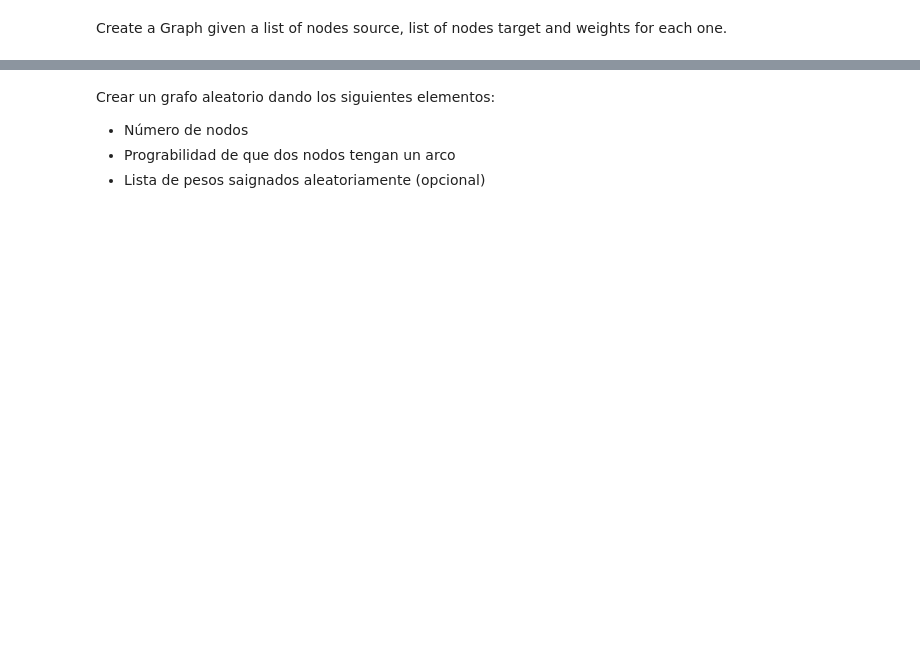
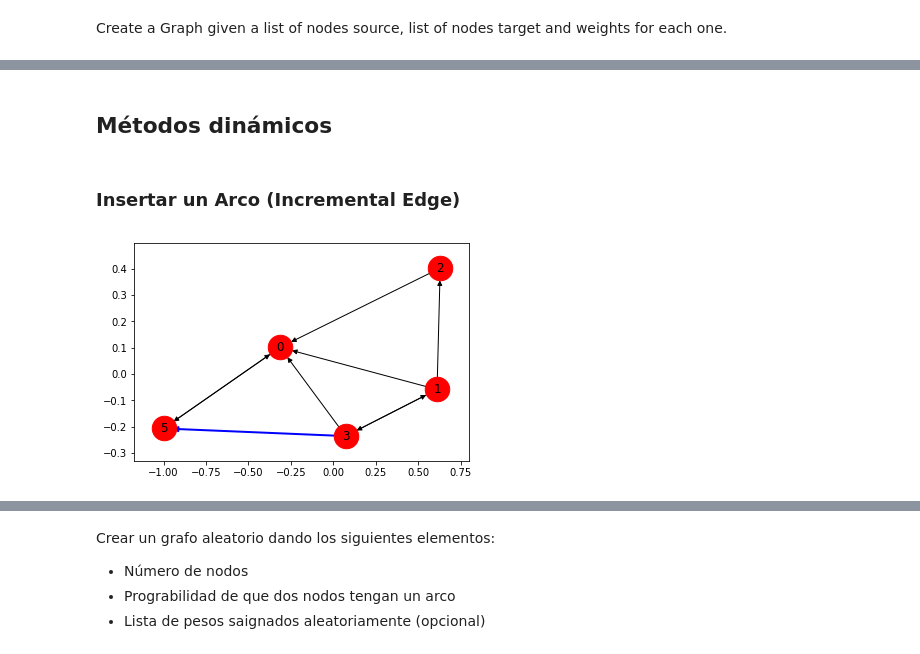
Before and after one commit to arturoverbel/graph_presentation, a Jupyter notebook: GraphIntro.ipynb, the cells around one changed output, grey strips where cells are left out. Saved outputs shown, nothing was run; the diff lists cells and outputs as text; code cells hidden in the pictures; blank space fills up the shorter version.

```diff
--- a/GraphIntro.ipynb
+++ b/GraphIntro.ipynb
@@ -23,0 +26,9 @@ graph.draw()
+# %% [markdown]
+## Métodos dinámicos
+# %% [markdown]
+### Insertar un Arco (Incremental Edge)
+# %%
+graph.dynamic_incremental_edge(3, 5)
+graph.draw(with_weight=False)
+# %% [output]
+[figure, added]
```
Also changed, not shown: parts of 13 cells of this notebook, 4 other files.
